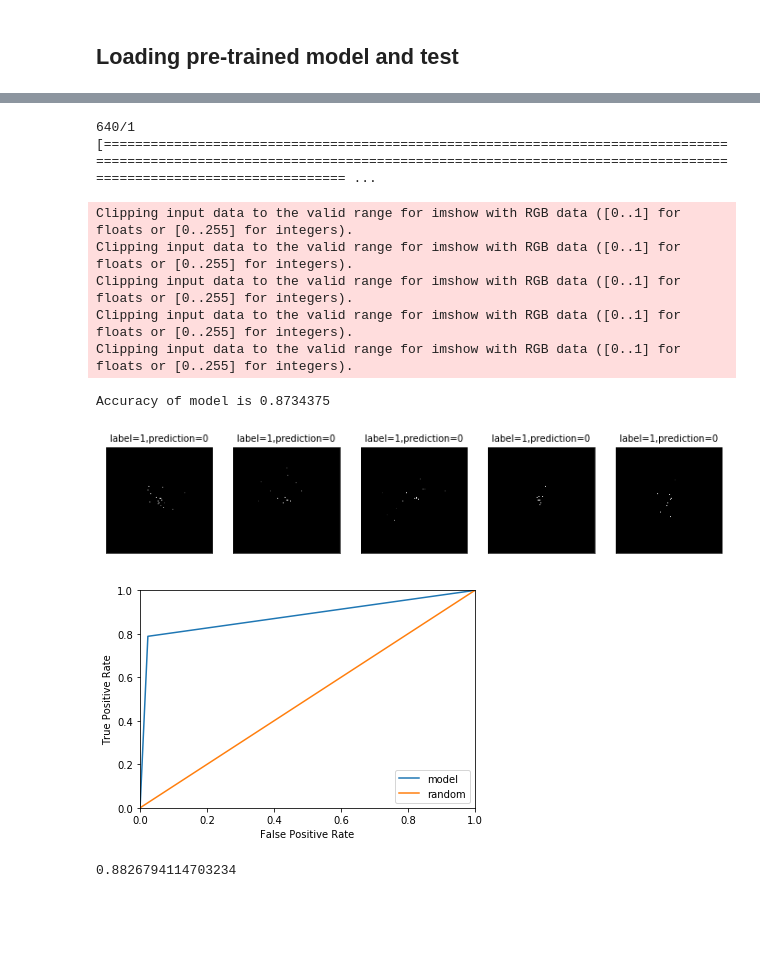
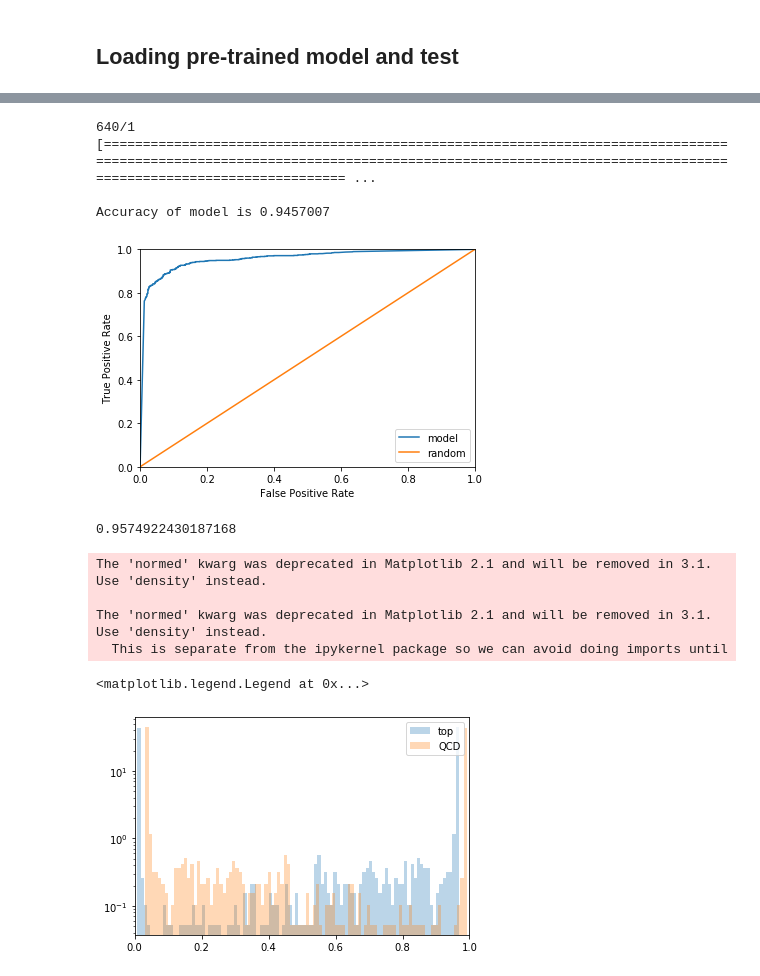
Before and after one commit to davidho27941/Top-tagging-keras, a Jupyter notebook: ResNet-50_tf_keras.ipynb, the cells around one changed output, grey strips where cells are left out. Cells and saved outputs as stored; diff of their text form; code cells hidden in the pictures; blank space fills up the shorter version.

```diff
--- a/ResNet-50_tf_keras.ipynb
+++ b/ResNet-50_tf_keras.ipynb
@@ -424,28 +422,33 @@ Non-trainable params: 53,120
 _________________________________________________________________
 # %%
 best_prediction = model_best.predict(test_img)
-
+#predict_class = model_best.predict_class(test_img)
 best_score = model_best.evaluate(test_img, test_label,batch_size=64, steps=10)
 print()
 print("Accuracy of model is", best_score[1])
-test_label_wo_onehot = np.zeros(len(test_label))
-best_pred = np.zeros(len(test_label))
-for i in range(len(test_label)):
-    test_label_wo_onehot[i] = np.argmax(test_label[i])
-    best_pred[i] = np.argmax(best_prediction[i])
-plot_images_prediction(test_img, test_label, best_pred,idx=1,num=5)
-best_fpr , best_tpr , best_thresholds = roc_curve (test_label_wo_onehot, best_pred )
+
+#plot_images_prediction(test_img, test_label, predict_class,idx=1,num=5)
+best_fpr , best_tpr , best_thresholds = roc_curve (test_label[:,1], best_prediction[:,1])
 plot_roc_curve(best_fpr, best_tpr,'./roc_best.png')
-best_auc_score = roc_auc_score(test_label_wo_onehot, best_pred)
+best_auc_score = roc_auc_score(test_label[:,1], best_prediction[:,1])
 print(best_auc_score)
 # %% [output]
 640/1 [================================================================================================================================================================================================= ...
+
+Accuracy of model is 0.9457007
+[figure, new version]
-Clipping input data to the valid range for imshow with RGB data ([0..1] for floats or [0..255] for integers).
-Clipping input data to the valid range for imshow with RGB data ([0..1] for floats or [0..255] for integers).
-Clipping input data to the valid range for imshow with RGB data ([0..1] for floats or [0..255] for integers).
-Clipping input data to the valid range for imshow with RGB data ([0..1] for floats or [0..255] for integers).
-Clipping input data to the valid range for imshow with RGB data ([0..1] for floats or [0..255] for integers).
+0.9574922430187168
-Accuracy of model is 0.8734375
-[figure, old version]
-[figure, removed]
-0.8826794114703234
+# %%
+kwargs = dict(histtype='stepfilled', alpha=0.3, normed=True, bins=100)
+plt.hist(best_prediction[:,0],**kwargs, label='top')
+plt.hist(best_prediction[:,1],**kwargs,label='QCD')
+plt.yscale('log')
+plt.xlim(0.0,1.0)
+plt.legend(loc='upper right')
+# %% [output]
+The 'normed' kwarg was deprecated in Matplotlib 2.1 and will be removed in 3.1. Use 'density' instead.
+
+The 'normed' kwarg was deprecated in Matplotlib 2.1 and will be removed in 3.1. Use 'density' instead.
+  This is separate from the ipykernel package so we can avoid doing imports until
+<matplotlib.legend.Legend at 0x...>
+[figure, added]
```
Also changed, not shown: parts of 9 cells of this notebook.
